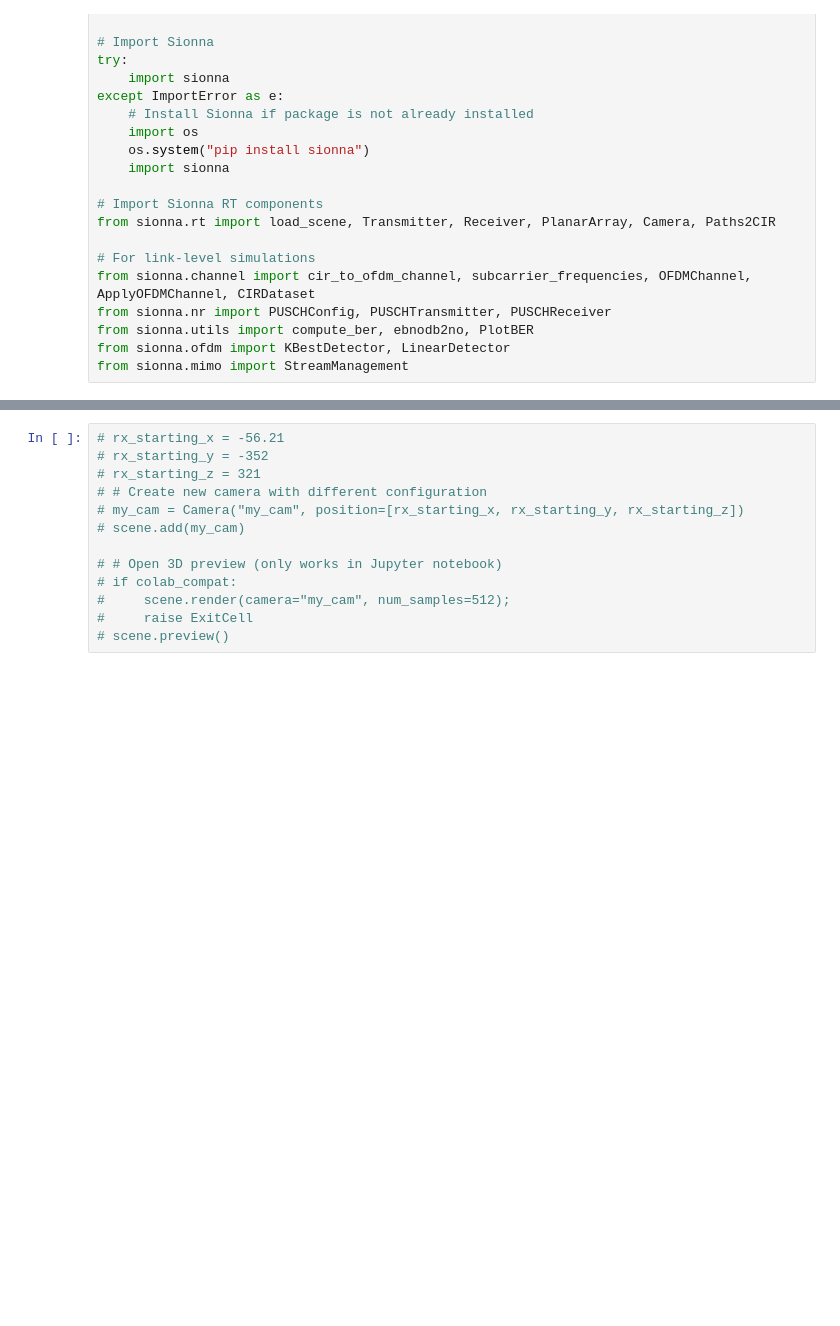
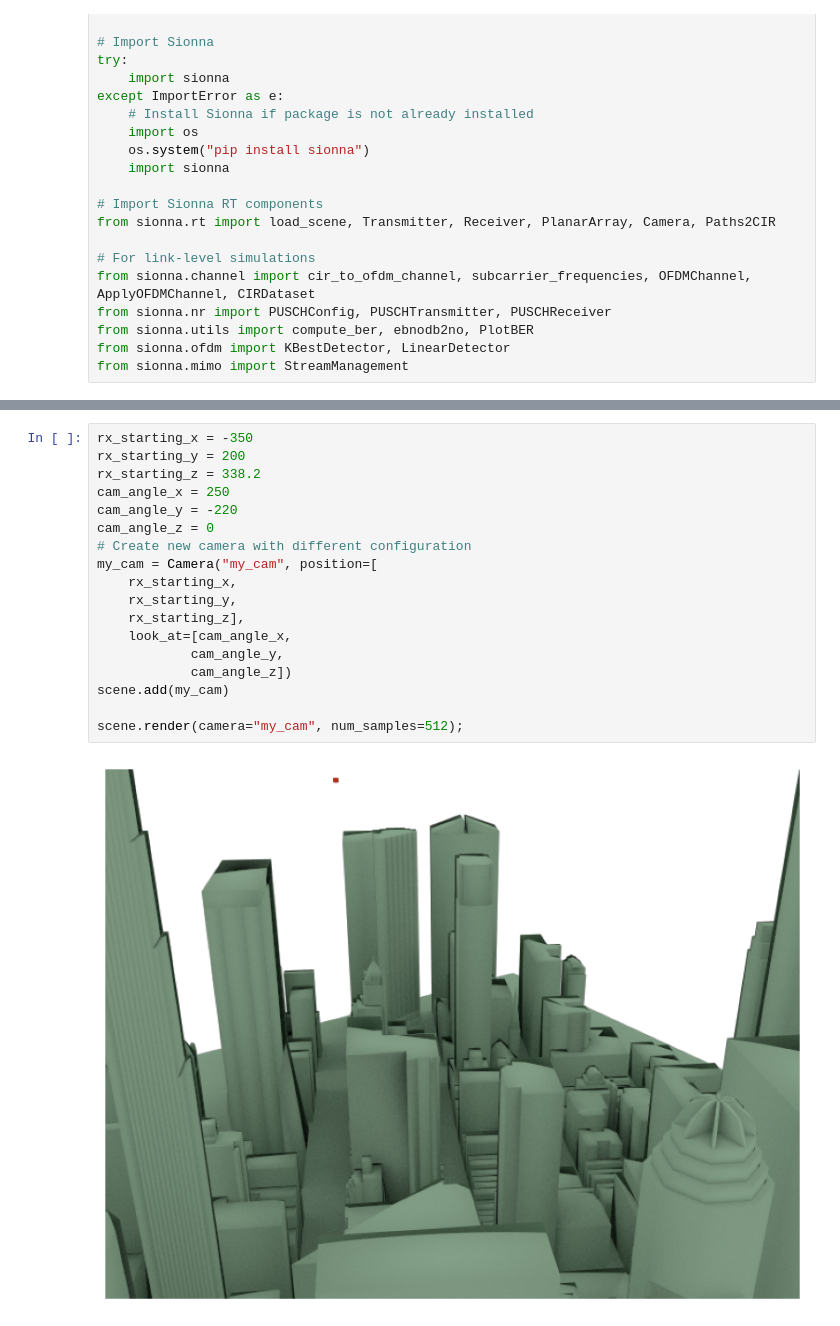
Before and after one commit to lasseufpa/caviar, a Jupyter notebook: examples/sionna/scene_preview.ipynb, the cells around one changed output, grey strips where cells are left out. Saved outputs shown, nothing was run; the diff lists cells and outputs as text; blank space fills up the shorter version.

Commit message:
Improved camera view

```diff
--- a/examples/sionna/scene_preview.ipynb
+++ b/examples/sionna/scene_preview.ipynb
@@ -111,13 +96,20 @@ scene = load_scene(mitsuba_file)
 # %%
-# rx_starting_x = -56.21
-# rx_starting_y = -352
-# rx_starting_z = 321
-# # Create new camera with different configuration
-# my_cam = Camera("my_cam", position=[rx_starting_x, rx_starting_y, rx_starting_z])
-# scene.add(my_cam)
+rx_starting_x = -350
+rx_starting_y = 200
+rx_starting_z = 338.2
+cam_angle_x = 250
+cam_angle_y = -220
+cam_angle_z = 0
+# Create new camera with different configuration
+my_cam = Camera("my_cam", position=[
+    rx_starting_x,
+    rx_starting_y,
+    rx_starting_z],
+    look_at=[cam_angle_x,
+            cam_angle_y,
+            cam_angle_z])
+scene.add(my_cam)
 
-# # Open 3D preview (only works in Jupyter notebook)
-# if colab_compat:
-#     scene.render(camera="my_cam", num_samples=512);
-#     raise ExitCell
-# scene.preview()
+scene.render(camera="my_cam", num_samples=512);
+# %% [output]
+[figure, added]
```
Also changed, not shown: parts of 5 cells of this notebook, 2 other files.
